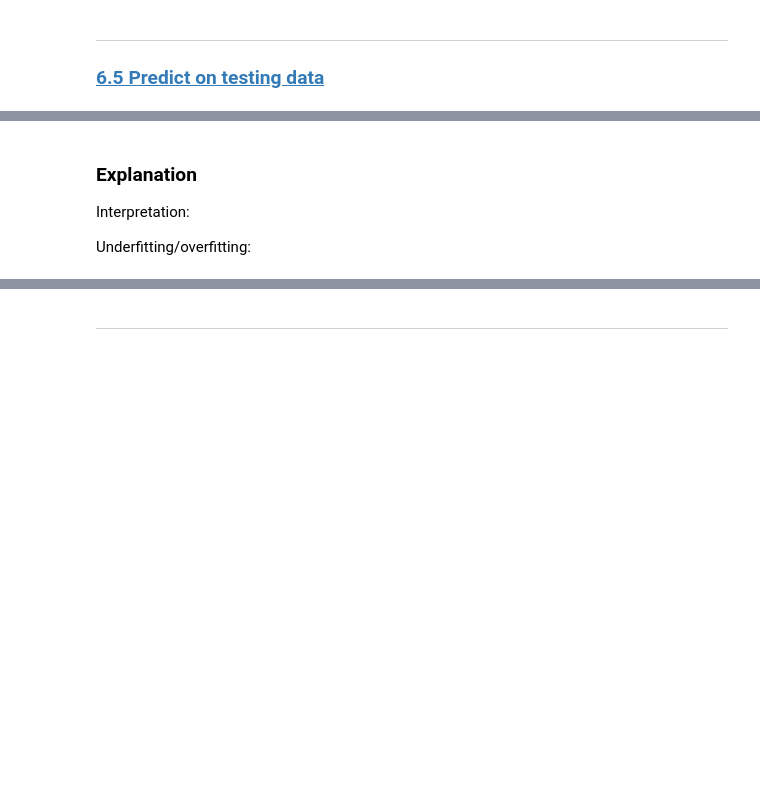
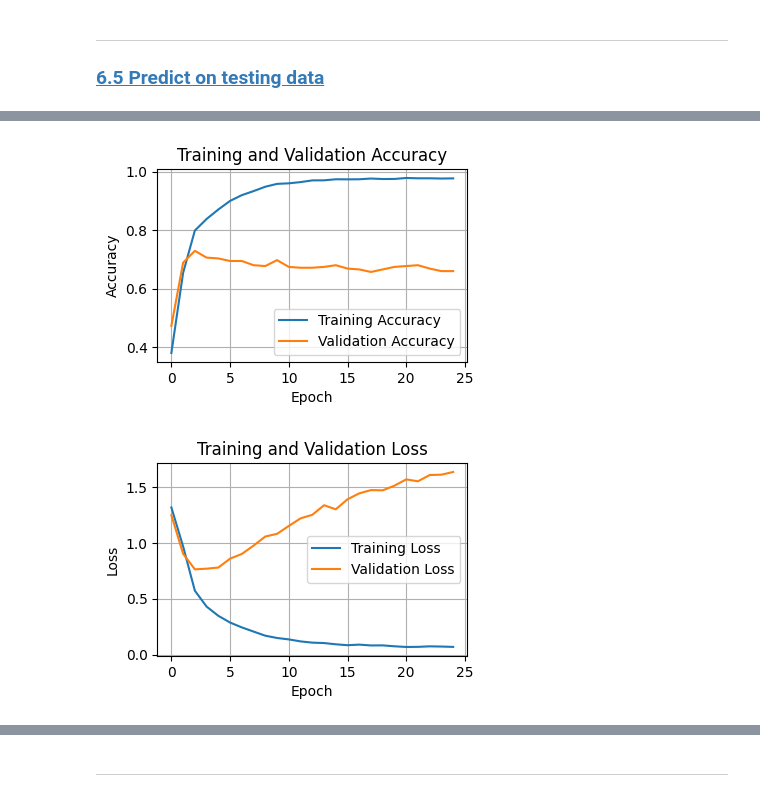
Before and after one commit to BastianBrinksma/DM2025-Lab2-Exercise-1, a Jupyter notebook: DM2025-Lab2-Master-Phase_1.ipynb, the cells around one changed output, grey strips where cells are left out. Drawn from its saved outputs; the diff is of its cells as text; code cells hidden in the pictures; blank space fills up the shorter version.

```diff
--- a/DM2025-Lab2-Master-Phase_1.ipynb
+++ b/DM2025-Lab2-Master-Phase_1.ipynb
@@ -969,32 +980,29 @@ Plot the Training and Validation Accuracy and Loss (different plots), just like
 # %%
 # Answer here
 import matplotlib.pyplot as plt
 
 
 # Plot Training and Validation Accuracy
-plt.figure(figsize=(8, 5))
+plt.figure(figsize=(4, 2.5))
 plt.plot(history.history['accuracy'], label='Training Accuracy')
 plt.plot(history.history['val_accuracy'], label='Validation Accuracy')
 plt.title('Training and Validation Accuracy')
 plt.xlabel('Epoch')
 plt.ylabel('Accuracy')
 plt.legend()
 plt.grid(True)
 plt.show()
 
 # Plot Training and Validation Loss
-plt.figure(figsize=(8, 5))
+plt.figure(figsize=(4, 2.5))
 plt.plot(history.history['loss'], label='Training Loss')
 plt.plot(history.history['val_loss'], label='Validation Loss')
 plt.title('Training and Validation Loss')
 plt.xlabel('Epoch')
 plt.ylabel('Loss')
 plt.legend()
 plt.grid(True)
 plt.show()
+# %% [output]
+[figure, added]
+[figure, added]
-# %% [markdown]
-### Explanation
-
-Interpretation:
-
-Underfitting/overfitting:
```
Also changed, not shown: parts of 32 cells of this notebook, 3 other files.
